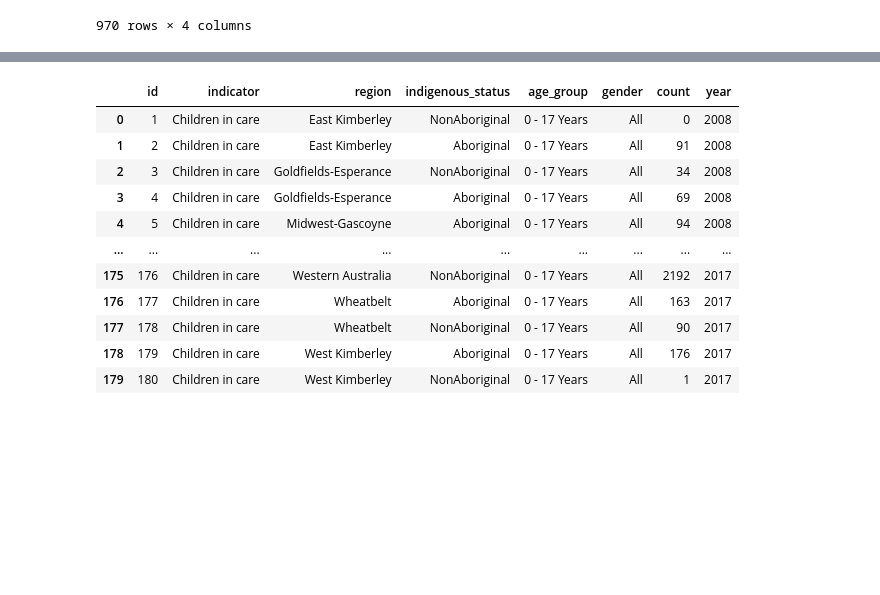
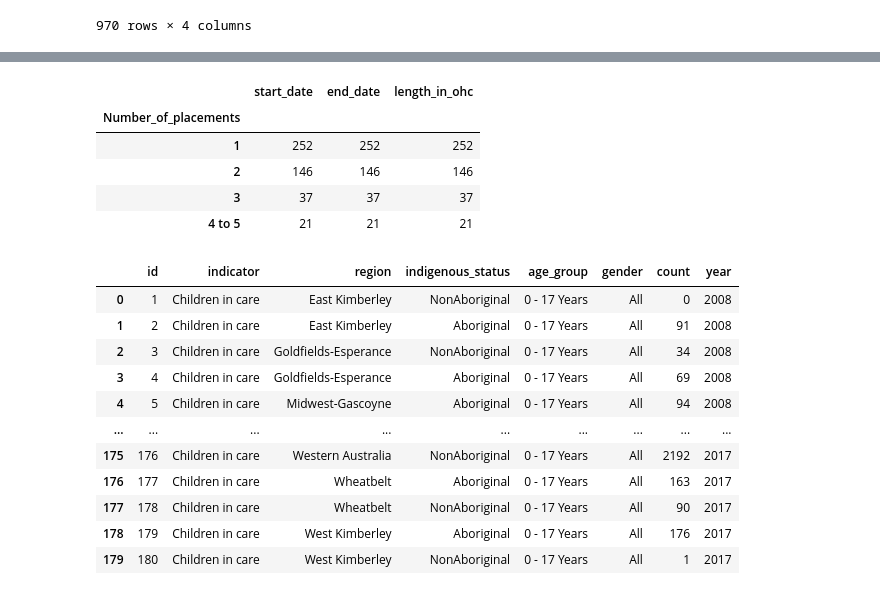
Before and after one commit to BonnerDev/final-project, a Jupyter notebook: workbook.ipynb, the cells around one changed output, grey strips where cells are left out. Drawn from its saved outputs; the diff is of its cells as text; code cells hidden in the pictures; blank space fills up the shorter version.

```diff
--- a/workbook.ipynb
+++ b/workbook.ipynb
@@ -101,3 +113,13 @@ over_12
+# %%
+grouped_under_12=less_12.groupby(["Number_of_placements"]).count()
+grouped_under_12
+# %% [output]
+|  | start_date | end_date | length_in_ohc |
+| Number_of_placements |  |  |  |
+| 1 | 252 | 252 | 252 |
+| 2 | 146 | 146 | 146 |
+| 3 | 37 | 37 | 37 |
+| 4 to 5 | 21 | 21 | 21 |
 # %%
 data6
 # %% [output]
```
Also changed, not shown: parts of 6 cells of this notebook, 3 other files.
